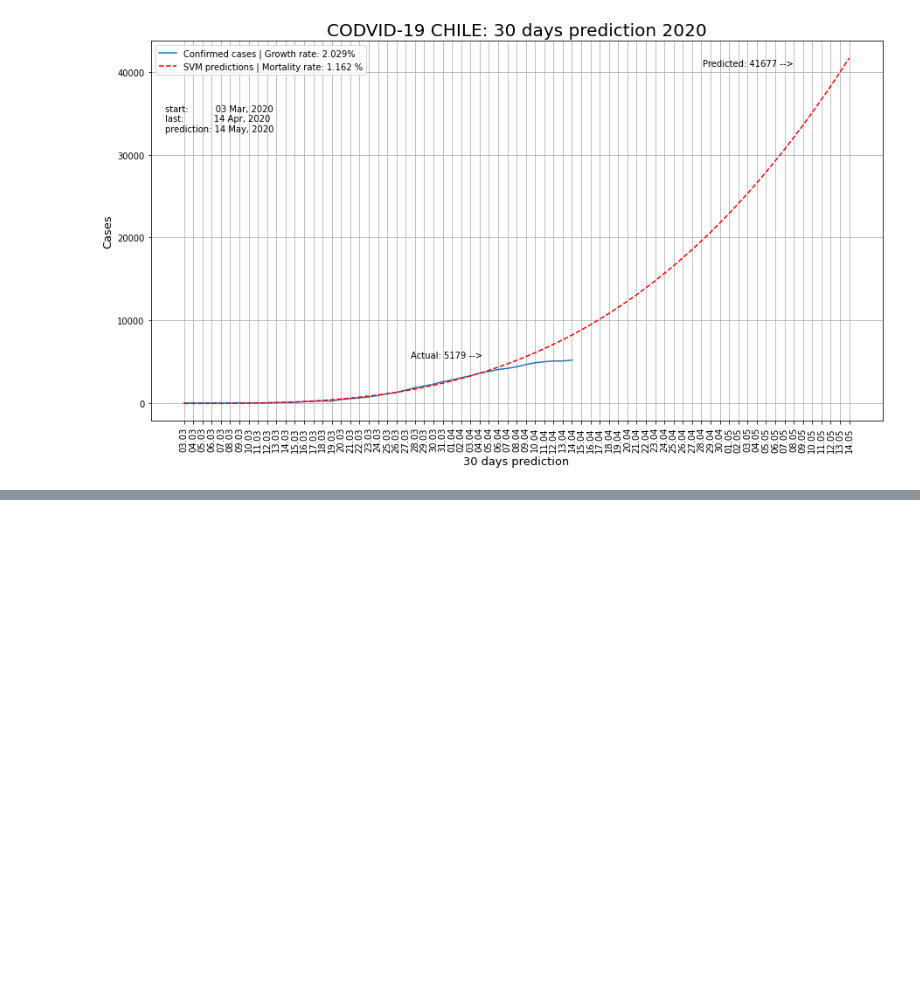
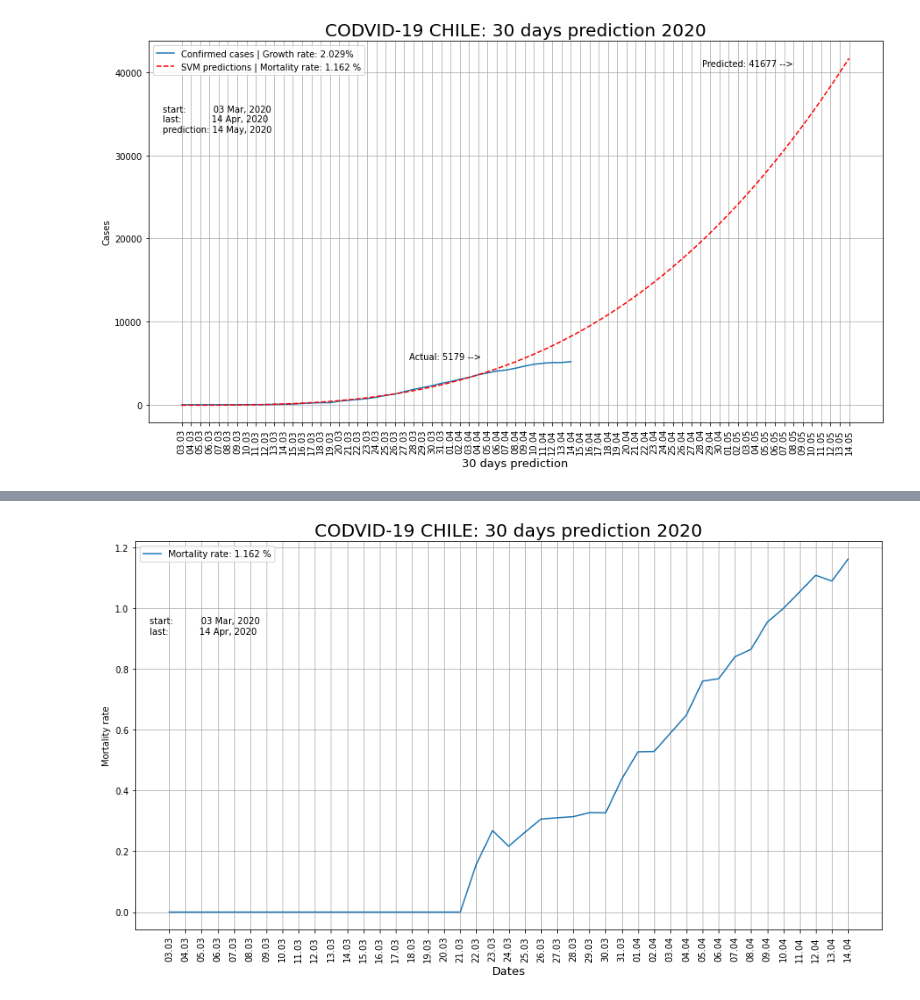
Before and after one commit to GUNTERMAXIMUS/covid-19predictCL, a Jupyter notebook: covod_19_2.ipynb, the cells around one changed output, grey strips where cells are left out. Saved outputs shown, nothing was run; the diff lists cells and outputs as text; code cells hidden in the pictures; blank space fills up the shorter version.

```diff
--- a/covod_19_2.ipynb
+++ b/covod_19_2.ipynb
@@ -105,6 +137,7 @@ deaths_total = np.array(df.Deaths.tail(1)).reshape(-1, 1)
 recovered_total = np.array(df.Recovered.tail(1)).reshape(-1, 1)
 # %%
 mortality_rate = ((df.Deaths.tail(1) / df.Confirmed.tail(1)).sum()) * 100
+mort_rate_seq = np.array(((df.Deaths / df.Confirmed) * 100)).reshape([-1, 1])
 print(f'Mortality rate: {mortality_rate} %')
 # %% [output]
 Mortality rate: 1.1620563344701276 %
@@ -313,0 +376,14 @@ plt.show()
+# %%
+legend_mort_rate = [f'Mortality rate: {round(mortality_rate, 3)} %']
+
+one_plot_ini(ObservationDate_datetime_str[:len(adjusted_dates)], mort_rate_seq,
+            title,
+             'Dates',
+             'Mortality rate',
+             legend_mort_rate)
+
+plt.figtext(x = 0.14, y = 0.70,
+            s = f'start:          {start_date_str}\nlast:           {last_date_str}')
+plt.show()
+# %% [output]
+[figure, added]
```
Also changed, not shown: parts of 10 cells of this notebook.
